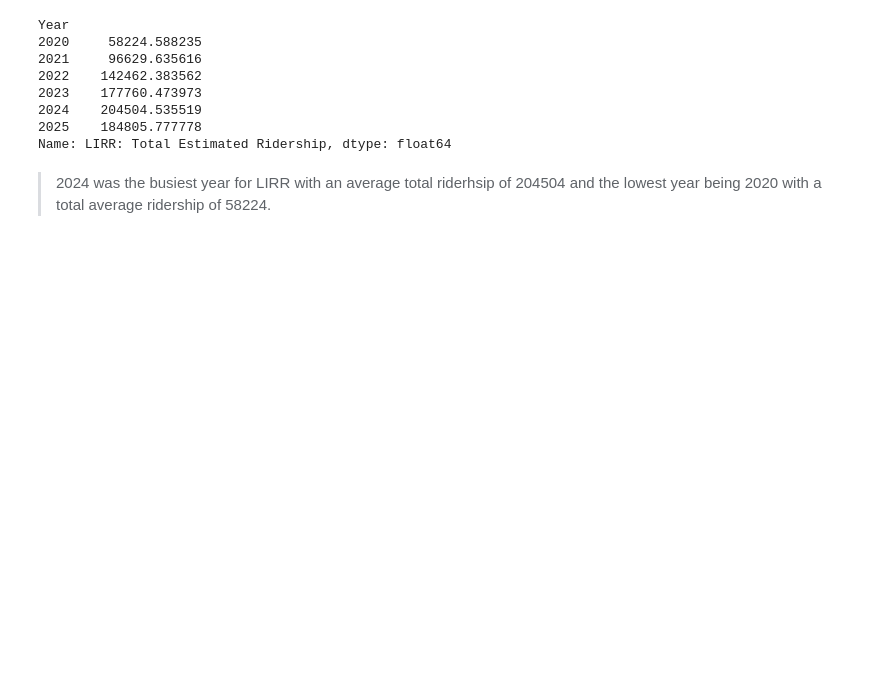
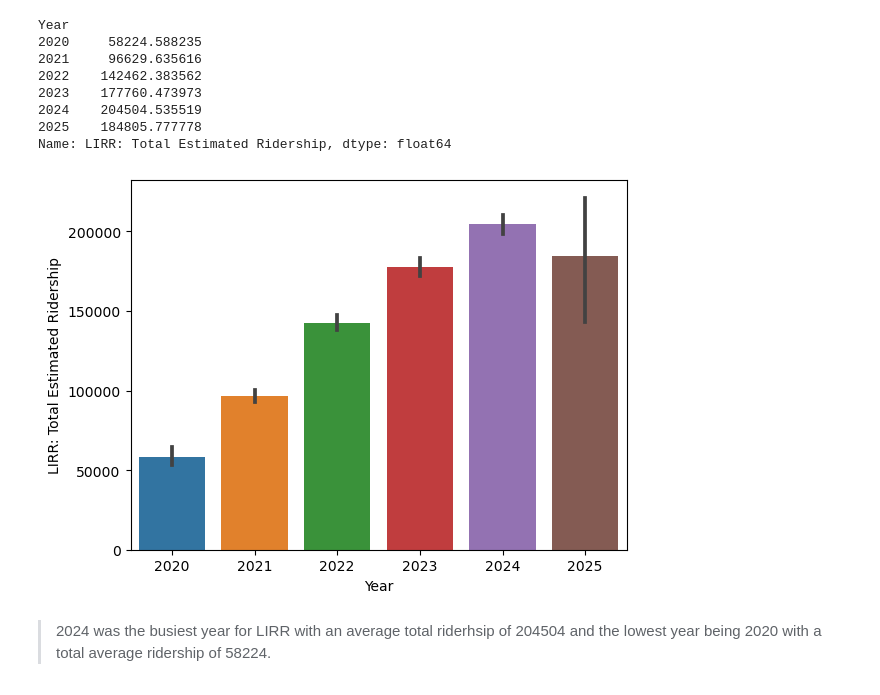
Before and after one commit to alishanstyles/MTA-Daily-Ridership, a Jupyter notebook: Untitled.ipynb, the cells around one changed output. Saved outputs shown, nothing was run; the diff lists cells and outputs as text; code cells hidden in the pictures; blank space fills up the shorter version.

```diff
--- a/Untitled.ipynb
+++ b/Untitled.ipynb
@@ -1103,6 +1120,12 @@ Year
 2024    204504.535519
 2025    184805.777778
 Name: LIRR: Total Estimated Ridership, dtype: float64
+# %%
+sns.barplot(data = df,
+              y = 'LIRR: Total Estimated Ridership',
+              x = 'Year');
+# %% [output]
+[figure, added]
 # %% [markdown]
 > 2024 was the busiest year for LIRR with an average total riderhsip of 204504 and the lowest year being 2020 with a total average ridership of 58224.
 # %%
```
Also changed, not shown: parts of 6 cells of this notebook.
